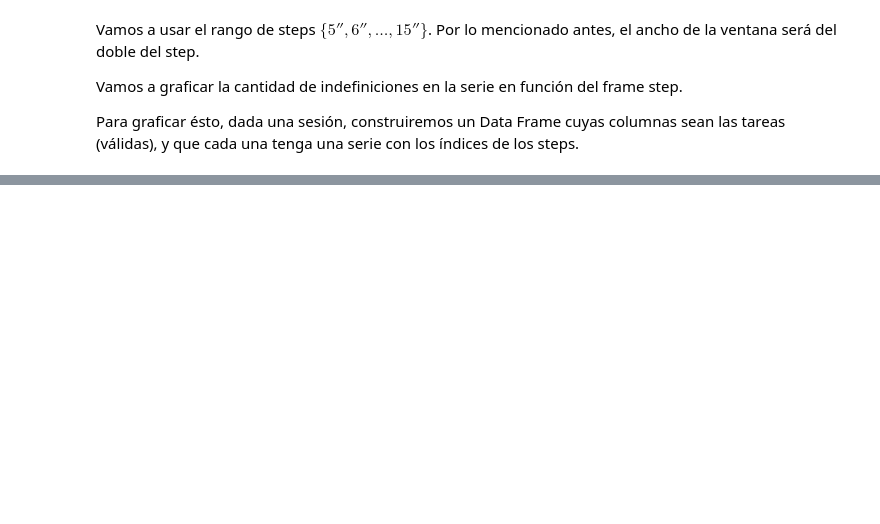
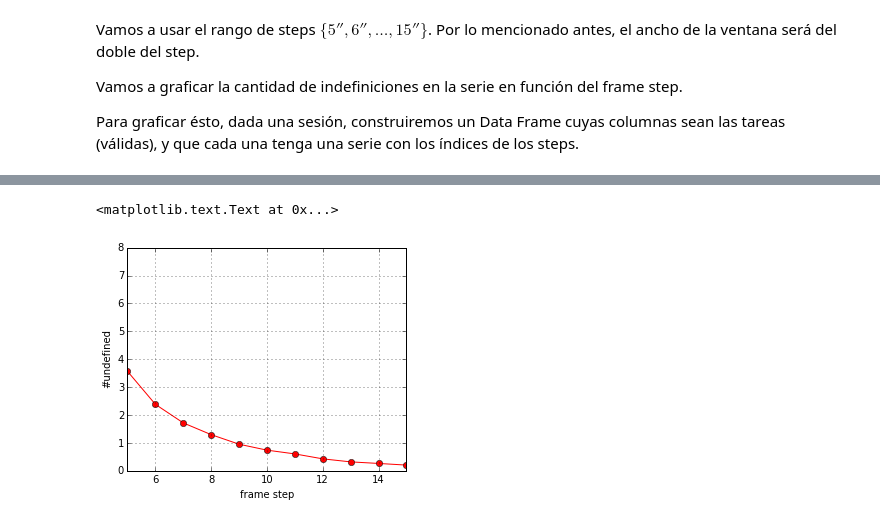
Before and after one commit to luquesky/tesis, a Jupyter notebook: window_selection.ipynb, the cells around one changed output, grey strips where cells are left out. Cells and saved outputs as stored; diff of their text form; code cells hidden in the pictures; blank space fills up the shorter version.

```diff
--- a/window_selection.ipynb
+++ b/window_selection.ipynb
@@ -126,10 +227,11 @@ for feature in features:
 # %%
-meandf = pd.DataFrame(session_means).mean(axis=1)
+meandf = pd.DataFrame(session_means)
 # %%
 pylab.rcParams['figure.figsize'] = (5,4)
-sp = meandf.plot(style="ro-")
+sp = meandf.mean(axis=1).plot(style="ro-")
 sp.set_ylim([0,8])
 sp.set_xlabel("frame step")
 sp.set_ylabel("#undefined")
+# %% [output]
+<matplotlib.text.Text at 0x...>
+[figure, added]
-# %% [markdown]
-#####
```
Also changed, not shown: parts of 2 cells of this notebook, 5 other files.
